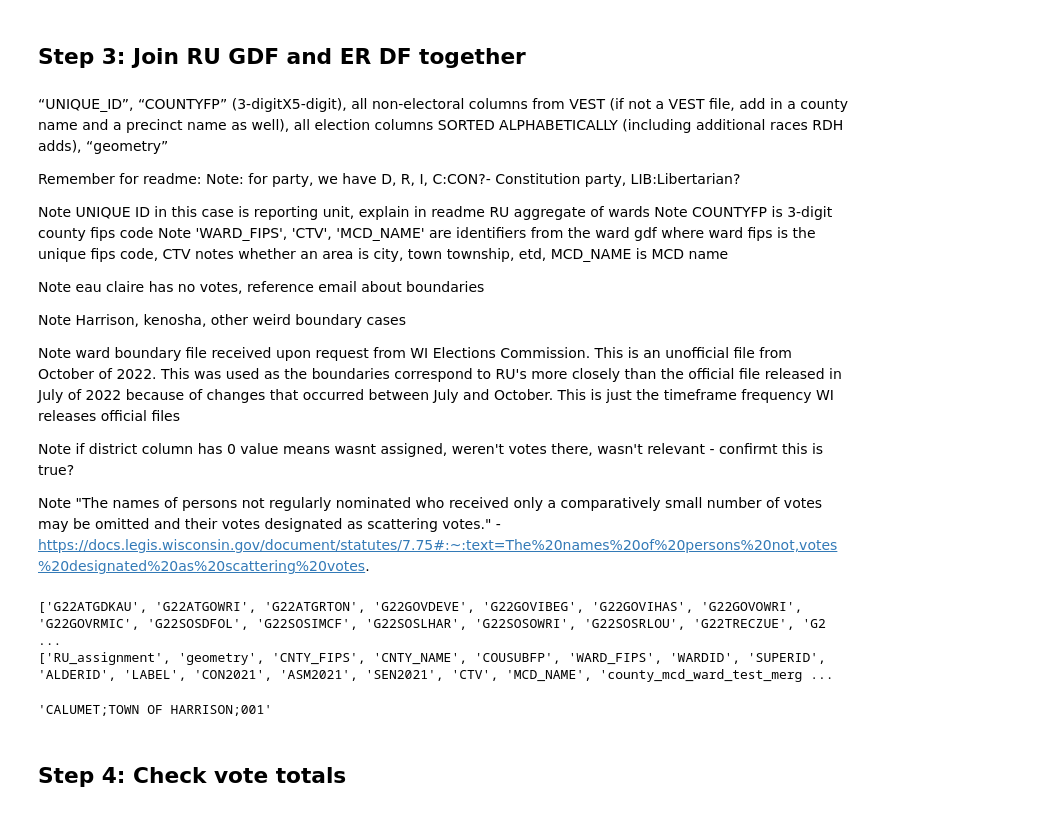
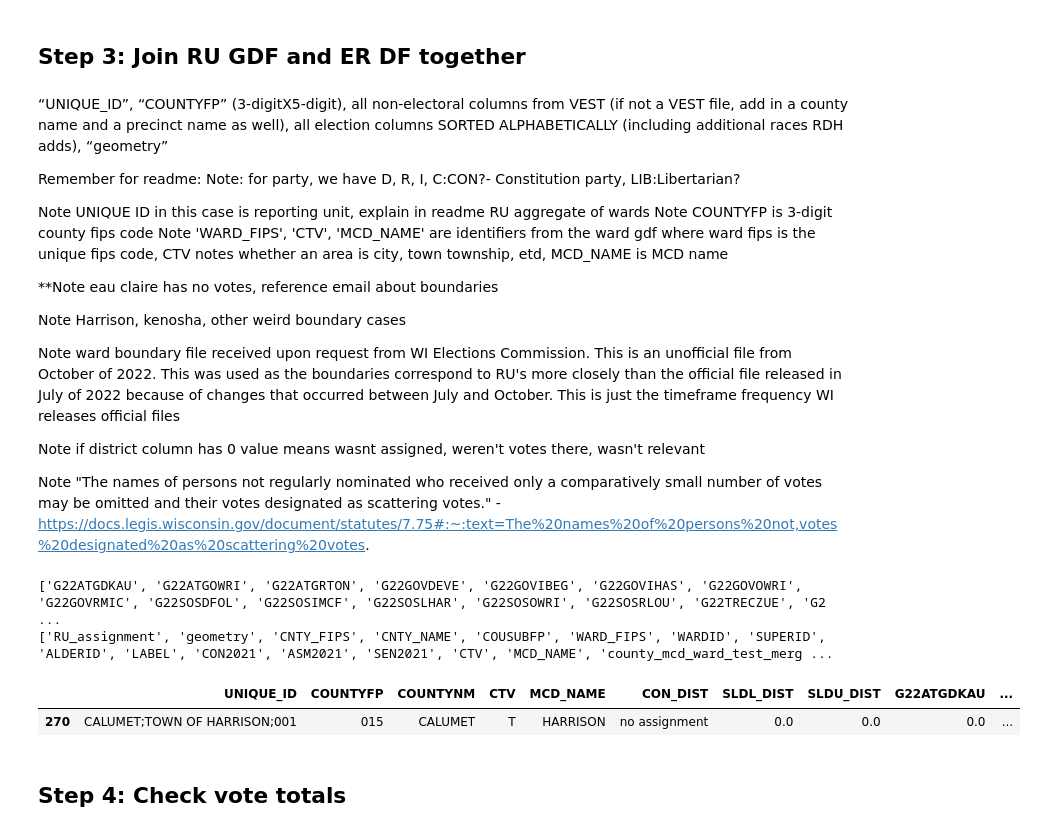
Before and after one commit to nonpartisan-redistricting-datahub/pber_collection, a Jupyter notebook: WI/2022/wi_pber_v0.ipynb, the cells around one changed output. Saved outputs shown, nothing was run; the diff lists cells and outputs as text; code cells hidden in the pictures.

```diff
--- a/WI/2022/wi_pber_v0.ipynb
+++ b/WI/2022/wi_pber_v0.ipynb
@@ -5,11 +5,11 @@ import geopandas as gp
 pd.set_option('display.max_columns', None)
 
 #Step 0: Load in ward shapefile and ER as gdf/df
-oct22 = gp.read_file("./raw-from-source/WI_Statewide_WardsOct14_2022/Statewide_WardsOct14_2022.shp")
+oct22 = gp.read_file("../raw-from-source/WI_Statewide_WardsOct14_2022/Statewide_WardsOct14_2022.shp")
 
 
 #sample ER
-atg = pd.read_excel("./raw-from-source/election_data/Ward by Ward Report_Attorney General_0.xlsx",sheet_name=1, header=10)
+atg = pd.read_excel("../raw-from-source/election_data/Ward by Ward Report_Attorney General_0.xlsx",sheet_name=1, header=10)
 atg = atg.fillna(method='ffill', axis=0)
 atg.rename( columns={'Unnamed: 0':'county', 'Unnamed: 1':'RU', 'Unnamed: 2':'tot_votes'}, inplace=True )
 atg = atg[atg["RU"]!="County Totals:"]
@@ -93,12 +93,13 @@ ward_dict['CHIPPEWA;CITY OF CHIPPEWA FALLS;007'] = 'CHIPPEWA;CITY OF CHIPPEWA FA
 ward_dict['CHIPPEWA;CITY OF CHIPPEWA FALLS;008'] = 'CHIPPEWA;CITY OF CHIPPEWA FALLS;8-7'
 #See readme for reference to Kenosha
 ward_dict['KENOSHA;CITY OF KENOSHA;065'] = 'KENOSHA;TOWN OF SOMERS;2-3'
+#ward_dict['CALUMET;TOWN OF HARRISON;001'] = "CALUMET;CITY OF MENASHA;14-16"
+ward_dict['CALUMET;TOWN OF HARRISON;001'] = "CALUMET;TOWN OF HARRISON;001"
 
 
 
 #Step 3: Apply ward:RU dictionary to ward gdf
 wards22["RU_assignment"] = wards22["county_mcd_ward"].map(ward_dict)
-#wards22.loc[wards22["county_mcd_ward"]=='CALUMET;TOWN OF HARRISON;001', "RU_assignment"]='CALUMET;TOWN OF HARRISON;001'
 gdf_wards_with_match = wards22[~wards22["RU_assignment"].isna()]
 
 
@@ -278,13 +274,13 @@ Note UNIQUE ID in this case is reporting unit, explain in readme RU aggregate of
 Note COUNTYFP is 3-digit county fips code
 Note 'WARD_FIPS', 'CTV', 'MCD_NAME' are identifiers from the ward gdf where ward fips is the unique fips code, CTV notes whether an area is city, town township, etd, MCD_NAME is MCD name
 
-Note eau claire has no votes, reference email about boundaries
+**Note eau claire has no votes, reference email about boundaries
 
 Note Harrison, kenosha, other weird boundary cases
 
 Note ward boundary file received upon request from WI Elections Commission. This is an unofficial file from October of 2022. This was used as the boundaries correspond to RU's more closely than the official file released in July of 2022 because of changes that occurred between July and October. This is just the timeframe frequency WI releases official files
 
-Note if district column has 0 value means wasnt assigned, weren't votes there, wasn't relevant - confirmt this is true?
+Note if district column has 0 value means wasnt assigned, weren't votes there, wasn't relevant
 
 Note "The names of persons not regularly nominated who received only a comparatively small number of votes may be omitted and their votes designated as scattering votes." - https://docs.legis.wisconsin.gov/document/statutes/7.75#:~:text=The%20names%20of%20persons%20not,votes%20designated%20as%20scattering%20votes.
 # %%
@@ -299,8 +295,11 @@ print(election_cols)
 er_gdf_merge["UNIQUE_ID"] = er_gdf_merge["RU_assignment"]
 er_gdf_merge["COUNTYFP"] = er_gdf_merge["CNTY_FIPS"].str.slice(start=2)
 er_gdf_merge["COUNTYNM"] = er_gdf_merge["county"]
+er_gdf_merge["SLDL_DIST"] = er_gdf_merge["SL_DIST"]
+er_gdf_merge["SLDU_DIST"] = er_gdf_merge["SU_DIST"]
 
-gdf = er_gdf_merge[['UNIQUE_ID','COUNTYFP',"COUNTYNM",'CTV','MCD_NAME','WARD_FIPS',"CON_DIST","SL_DIST","SU_DIST"] + election_cols + ["geometry"]]
+
+gdf = er_gdf_merge[['UNIQUE_ID','COUNTYFP',"COUNTYNM",'CTV','MCD_NAME',"CON_DIST","SLDL_DIST","SLDU_DIST"] + election_cols + ["geometry"]]
 
 assert (gdf[election_cols][gdf["UNIQUE_ID"].isna()].sum()==0).all()
 #See readme for why 'EAU CLAIRE;CITY OF EAU CLAIRE;73', (zero votes) has no geometry and is fine to cut out
@@ -310,15 +309,17 @@ gdf = gdf[~gdf["geometry"].isna()].fillna(0)
 print(list(er_gdf_merge.columns[~er_gdf_merge.columns.str.startswith("G")]))
 
 gdf.loc[gdf["CON_DIST"]==0.0, "CON_DIST"] = "no assignment"
-gdf.loc[gdf["SU_DIST"]==0.0, "SU_DIST"] = "no assignment"
-gdf.loc[gdf["SL_DIST"]==0.0, "SL_DIST"] = "no assignment"
+gdf.loc[gdf["SLDU_DIST"]==0.0, "SU_DIST"] = "no assignment"
+gdf.loc[gdf["SLDL_DIST"]==0.0, "SL_DIST"] = "no assignment"
+gdf.loc[gdf["UNIQUE_ID"]=="CALUMET;TOWN OF HARRISON;001", "COUNTYNM"] = "CALUMET"
 # %% [output]
 ['G22ATGDKAU', 'G22ATGOWRI', 'G22ATGRTON', 'G22GOVDEVE', 'G22GOVIBEG', 'G22GOVIHAS', 'G22GOVOWRI', 'G22GOVRMIC', 'G22SOSDFOL', 'G22SOSIMCF', 'G22SOSLHAR', 'G22SOSOWRI', 'G22SOSRLOU', 'G22TRECZUE', 'G2 ...
 ['RU_assignment', 'geometry', 'CNTY_FIPS', 'CNTY_NAME', 'COUSUBFP', 'WARD_FIPS', 'WARDID', 'SUPERID', 'ALDERID', 'LABEL', 'CON2021', 'ASM2021', 'SEN2021', 'CTV', 'MCD_NAME', 'county_mcd_ward_test_merg ...
-# %%
-'CALUMET;TOWN OF HARRISON;001'
-# %% [output]
-'CALUMET;TOWN OF HARRISON;001'
+# %%
+gdf[gdf["UNIQUE_ID"]=="CALUMET;TOWN OF HARRISON;001"]
+# %% [output]
+|  | UNIQUE_ID | COUNTYFP | COUNTYNM | CTV | MCD_NAME | CON_DIST | SLDL_DIST | SLDU_DIST | G22ATGDKAU | ... |
+| 270 | CALUMET;TOWN OF HARRISON;001 | 015 | CALUMET | T | HARRISON | no assignment | 0.0 | 0.0 | 0.0 | ... |
 # %% [markdown]
 ## Step 4: Check vote totals
 # %%
```
Also changed, not shown: parts of 11 cells of this notebook.
